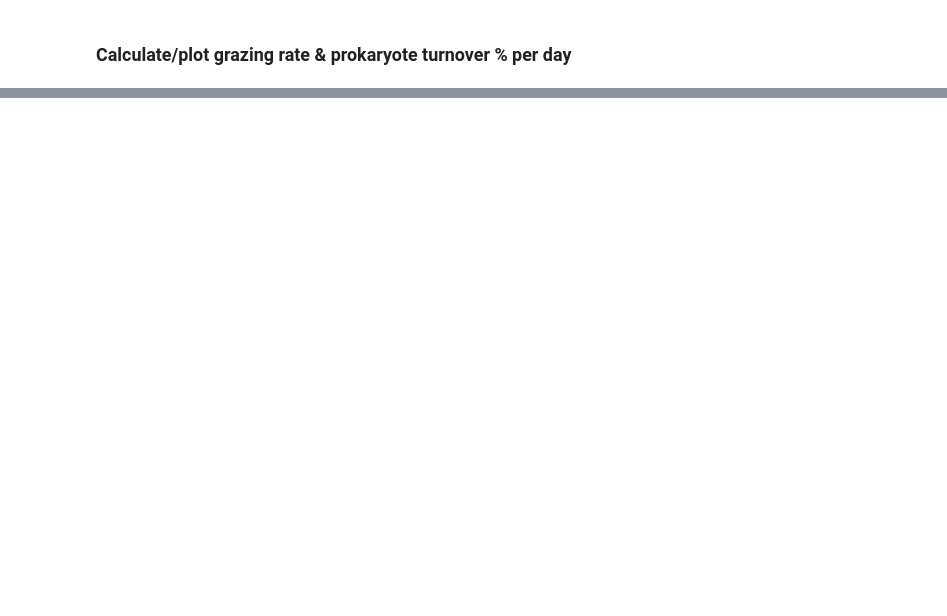
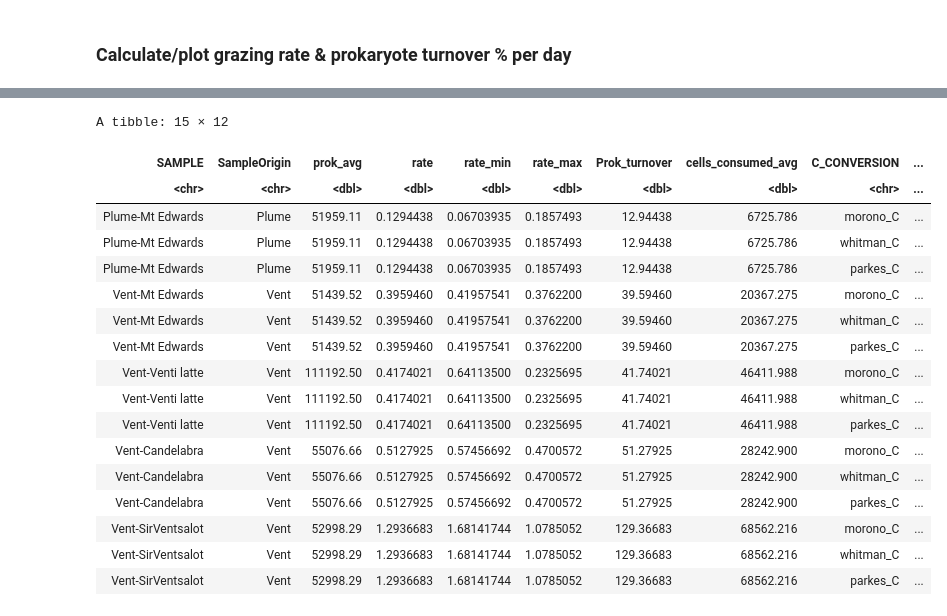
Before and after one commit to shu251/protist-gordaridge-2019-analysis, a Jupyter notebook: Grazing-analysis-R-SKH.ipynb, the cells around one changed output, grey strips where cells are left out. Saved outputs shown, nothing was run; the diff lists cells and outputs as text; code cells hidden in the pictures; blank space fills up the shorter version.

```diff
--- a/Grazing-analysis-R-SKH.ipynb
+++ b/Grazing-analysis-R-SKH.ipynb
@@ -533,0 +609,21 @@ ggplot(t0_insitu_counts, aes(x = SAMPLE, y = cellmL, fill = BOTTLE, shape = BOTT
+# %%
+car_plot
+# %% [output]
+A tibble: 15 × 12
+| SAMPLE | SampleOrigin | prok_avg | rate | rate_min | rate_max | Prok_turnover | cells_consumed_avg | C_CONVERSION | ... |
+| <chr> | <chr> | <dbl> | <dbl> | <dbl> | <dbl> | <dbl> | <dbl> | <chr> | ... |
+| Plume-Mt Edwards | Plume | 51959.11 | 0.1294438 | 0.06703935 | 0.1857493 | 12.94438 | 6725.786 | morono_C | ... |
+| Plume-Mt Edwards | Plume | 51959.11 | 0.1294438 | 0.06703935 | 0.1857493 | 12.94438 | 6725.786 | whitman_C | ... |
+| Plume-Mt Edwards | Plume | 51959.11 | 0.1294438 | 0.06703935 | 0.1857493 | 12.94438 | 6725.786 | parkes_C | ... |
+| Vent-Mt Edwards | Vent | 51439.52 | 0.3959460 | 0.41957541 | 0.3762200 | 39.59460 | 20367.275 | morono_C | ... |
+| Vent-Mt Edwards | Vent | 51439.52 | 0.3959460 | 0.41957541 | 0.3762200 | 39.59460 | 20367.275 | whitman_C | ... |
+| Vent-Mt Edwards | Vent | 51439.52 | 0.3959460 | 0.41957541 | 0.3762200 | 39.59460 | 20367.275 | parkes_C | ... |
+| Vent-Venti latte | Vent | 111192.50 | 0.4174021 | 0.64113500 | 0.2325695 | 41.74021 | 46411.988 | morono_C | ... |
+| Vent-Venti latte | Vent | 111192.50 | 0.4174021 | 0.64113500 | 0.2325695 | 41.74021 | 46411.988 | whitman_C | ... |
+| Vent-Venti latte | Vent | 111192.50 | 0.4174021 | 0.64113500 | 0.2325695 | 41.74021 | 46411.988 | parkes_C | ... |
+| Vent-Candelabra | Vent | 55076.66 | 0.5127925 | 0.57456692 | 0.4700572 | 51.27925 | 28242.900 | morono_C | ... |
+| Vent-Candelabra | Vent | 55076.66 | 0.5127925 | 0.57456692 | 0.4700572 | 51.27925 | 28242.900 | whitman_C | ... |
+| Vent-Candelabra | Vent | 55076.66 | 0.5127925 | 0.57456692 | 0.4700572 | 51.27925 | 28242.900 | parkes_C | ... |
+| Vent-SirVentsalot | Vent | 52998.29 | 1.2936683 | 1.68141744 | 1.0785052 | 129.36683 | 68562.216 | morono_C | ... |
+| Vent-SirVentsalot | Vent | 52998.29 | 1.2936683 | 1.68141744 | 1.0785052 | 129.36683 | 68562.216 | whitman_C | ... |
+| Vent-SirVentsalot | Vent | 52998.29 | 1.2936683 | 1.68141744 | 1.0785052 | 129.36683 | 68562.216 | parkes_C | ... |
```
Also changed, not shown: parts of 29 cells of this notebook, 1 other file.
